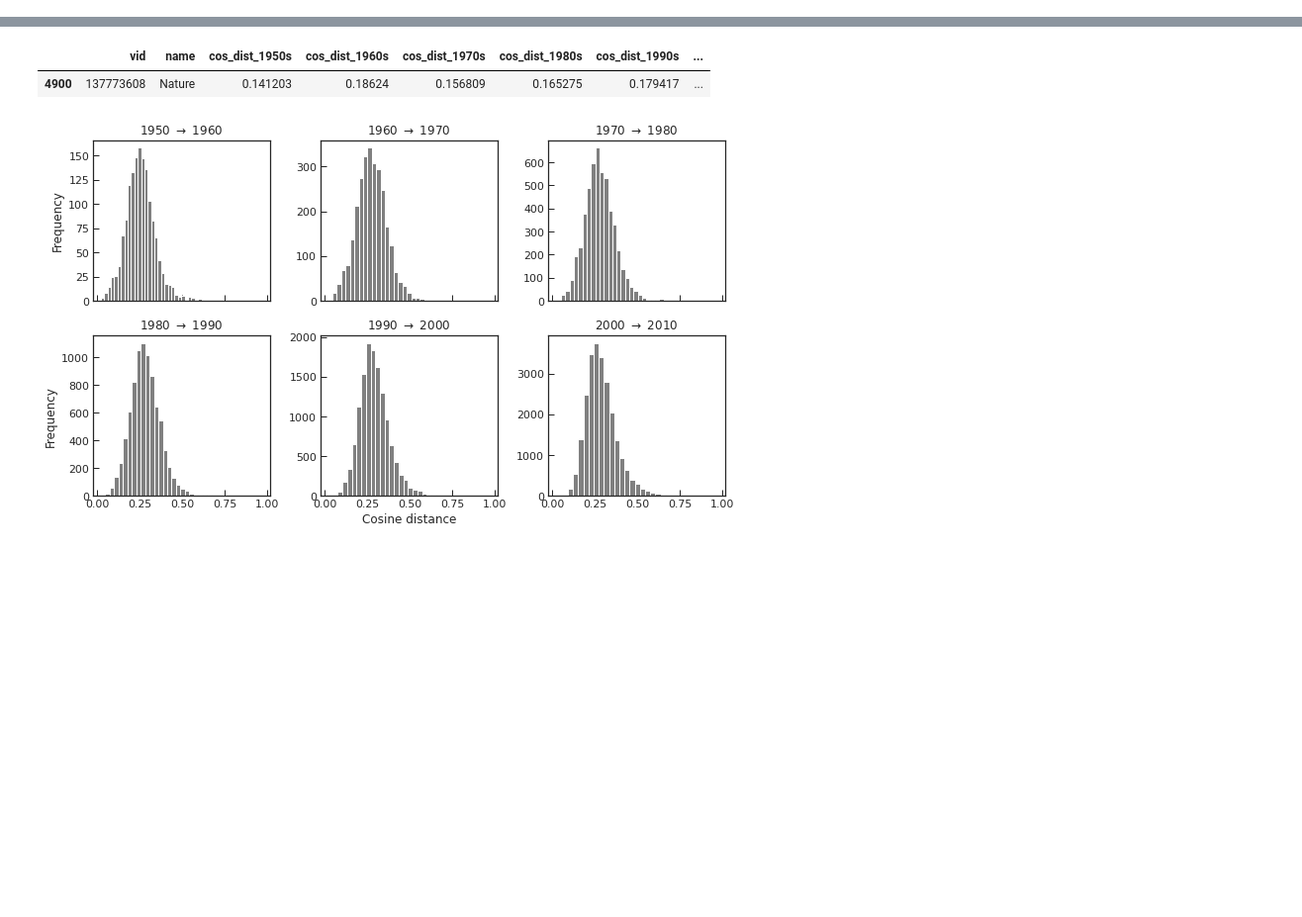
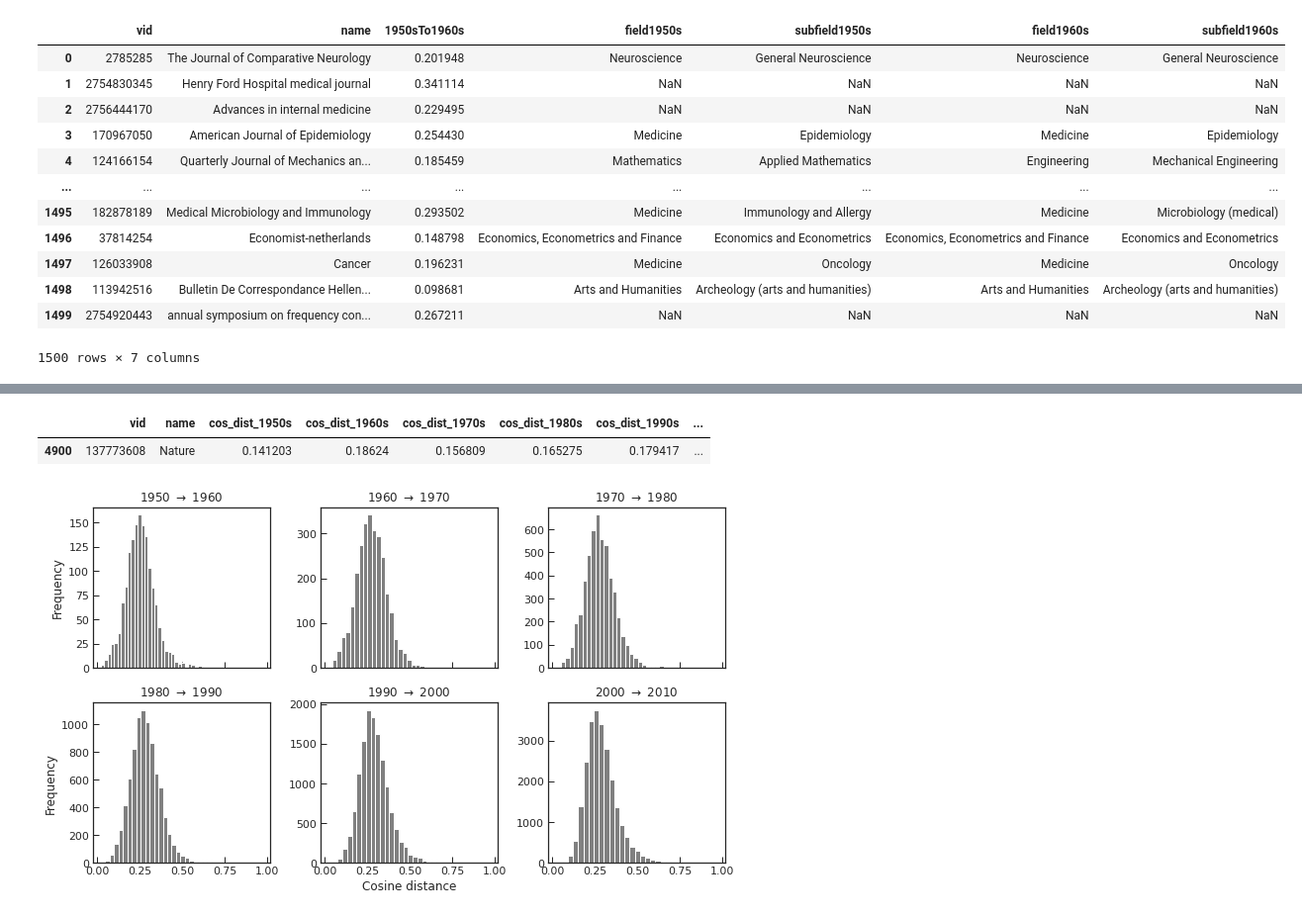
Before and after one commit to netknowledge/diachronic-p2v, a Jupyter notebook: semantic_change/semantic_change_global.ipynb, the cells around one changed output, grey strips where cells are left out. Shown at 99% size. Drawn from its saved outputs; the diff is of its cells as text; code cells hidden in the pictures; blank space fills up the shorter version.

```diff
--- a/semantic_change/semantic_change_global.ipynb
+++ b/semantic_change/semantic_change_global.ipynb
@@ -41,0 +14,3 @@ model = p2v.P2V()
+# %%
+periods = [(s, s+9, '%ds'%s) for s in range(1950, 2001, 10)] + [(2010, 2021, '2010s')]
+periods
@@ -169,0 +84,16 @@ vid_dist_df
+# %%
+change_consecutive['1950sTo1960s']
+# %% [output]
+|  | vid | name | 1950sTo1960s | field1950s | subfield1950s | field1960s | subfield1960s |
+| 0 | 2785285 | The Journal of Comparative Neurology | 0.201948 | Neuroscience | General Neuroscience | Neuroscience | General Neuroscience |
+| 1 | 2754830345 | Henry Ford Hospital medical journal | 0.341114 | NaN | NaN | NaN | NaN |
+| 2 | 2756444170 | Advances in internal medicine | 0.229495 | NaN | NaN | NaN | NaN |
+| 3 | 170967050 | American Journal of Epidemiology | 0.254430 | Medicine | Epidemiology | Medicine | Epidemiology |
+| 4 | 124166154 | Quarterly Journal of Mechanics an... | 0.185459 | Mathematics | Applied Mathematics | Engineering | Mechanical Engineering |
+| ... | ... | ... | ... | ... | ... | ... | ... |
+| 1495 | 182878189 | Medical Microbiology and Immunology | 0.293502 | Medicine | Immunology and Allergy | Medicine | Microbiology (medical) |
+| 1496 | 37814254 | Economist-netherlands | 0.148798 | Economics, Econometrics and Finance | Economics and Econometrics | Economics, Econometrics and Finance | Economics and Econometrics |
+| 1497 | 126033908 | Cancer | 0.196231 | Medicine | Oncology | Medicine | Oncology |
+| 1498 | 113942516 | Bulletin De Correspondance Hellen... | 0.098681 | Arts and Humanities | Archeology (arts and humanities) | Arts and Humanities | Archeology (arts and humanities) |
+| 1499 | 2754920443 | annual symposium on frequency con... | 0.267211 | NaN | NaN | NaN | NaN |
+1500 rows × 7 columns
```
Also changed, not shown: parts of 19 cells of this notebook.
